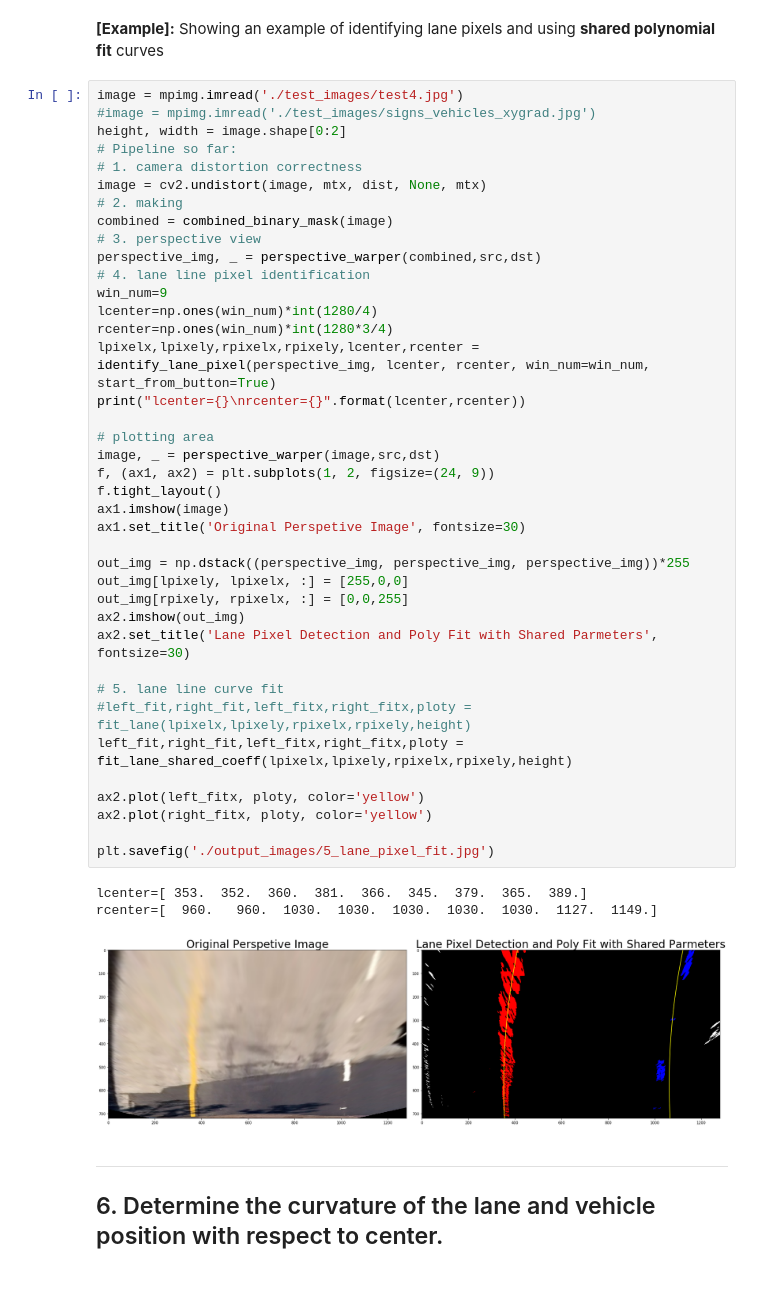
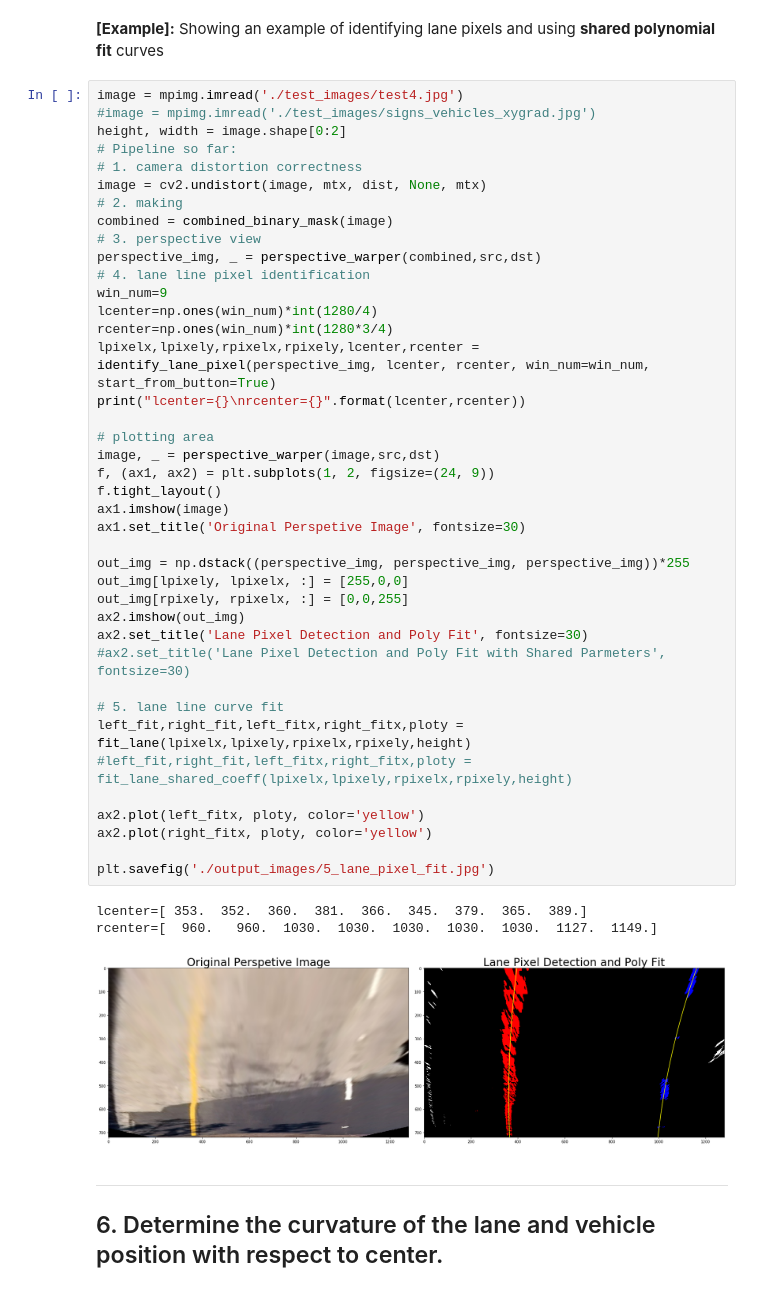
Before and after one commit to bobondemon/Lane-Line-Finding, a Jupyter notebook: Advanced-Lane-Finding.ipynb, the cells around one changed output. Saved outputs shown, nothing was run; the diff lists cells and outputs as text.

```diff
--- a/Advanced-Lane-Finding.ipynb
+++ b/Advanced-Lane-Finding.ipynb
@@ -463,37 +463,38 @@ combined = combined_binary_mask(image)
 # 3. perspective view
 perspective_img, _ = perspective_warper(combined,src,dst)
 # 4. lane line pixel identification
 win_num=9
 lcenter=np.ones(win_num)*int(1280/4)
 rcenter=np.ones(win_num)*int(1280*3/4)
 lpixelx,lpixely,rpixelx,rpixely,lcenter,rcenter = identify_lane_pixel(perspective_img, lcenter, rcenter, win_num=win_num, start_from_button=True)
 print("lcenter={}\nrcenter={}".format(lcenter,rcenter))
 
 # plotting area
 image, _ = perspective_warper(image,src,dst)
 f, (ax1, ax2) = plt.subplots(1, 2, figsize=(24, 9))
 f.tight_layout()
 ax1.imshow(image)
 ax1.set_title('Original Perspetive Image', fontsize=30)
 
 out_img = np.dstack((perspective_img, perspective_img, perspective_img))*255
 out_img[lpixely, lpixelx, :] = [255,0,0]
 out_img[rpixely, rpixelx, :] = [0,0,255]
 ax2.imshow(out_img)
-ax2.set_title('Lane Pixel Detection and Poly Fit with Shared Parmeters', fontsize=30)
+ax2.set_title('Lane Pixel Detection and Poly Fit', fontsize=30)
+#ax2.set_title('Lane Pixel Detection and Poly Fit with Shared Parmeters', fontsize=30)
 
 # 5. lane line curve fit
-#left_fit,right_fit,left_fitx,right_fitx,ploty = fit_lane(lpixelx,lpixely,rpixelx,rpixely,height)
-left_fit,right_fit,left_fitx,right_fitx,ploty = fit_lane_shared_coeff(lpixelx,lpixely,rpixelx,rpixely,height)
+left_fit,right_fit,left_fitx,right_fitx,ploty = fit_lane(lpixelx,lpixely,rpixelx,rpixely,height)
+#left_fit,right_fit,left_fitx,right_fitx,ploty = fit_lane_shared_coeff(lpixelx,lpixely,rpixelx,rpixely,height)
 
 ax2.plot(left_fitx, ploty, color='yellow')
 ax2.plot(right_fitx, ploty, color='yellow')
 
 plt.savefig('./output_images/5_lane_pixel_fit.jpg')
 # %% [output]
 lcenter=[ 353.  352.  360.  381.  366.  345.  379.  365.  389.]
 rcenter=[  960.   960.  1030.  1030.  1030.  1030.  1030.  1127.  1149.]
-[figure, old version]
+[figure, new version]
 # %% [markdown]
 ---
 ## 6. Determine the curvature of the lane and vehicle position with respect to center.
```
Also changed, not shown: 1 other file.
